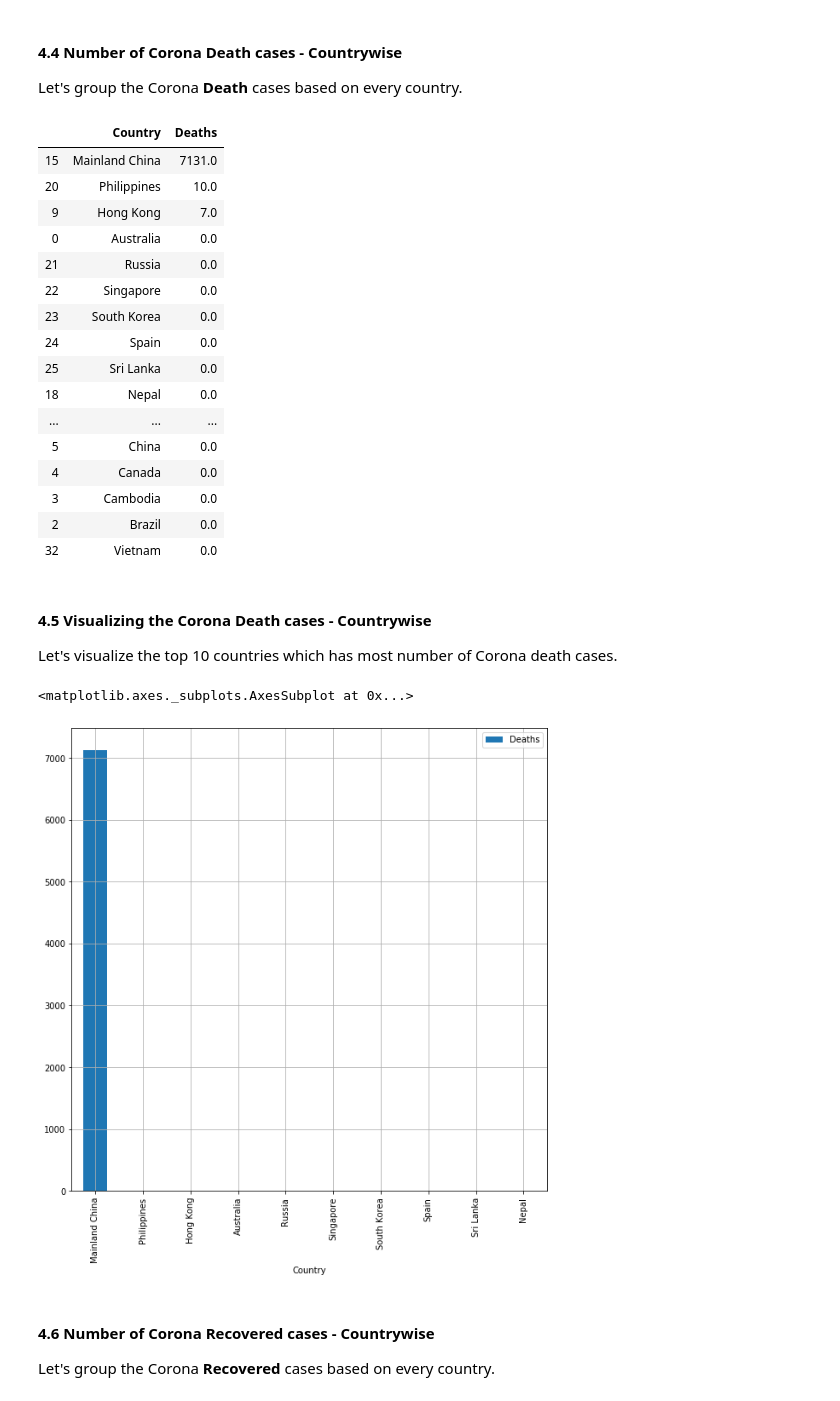
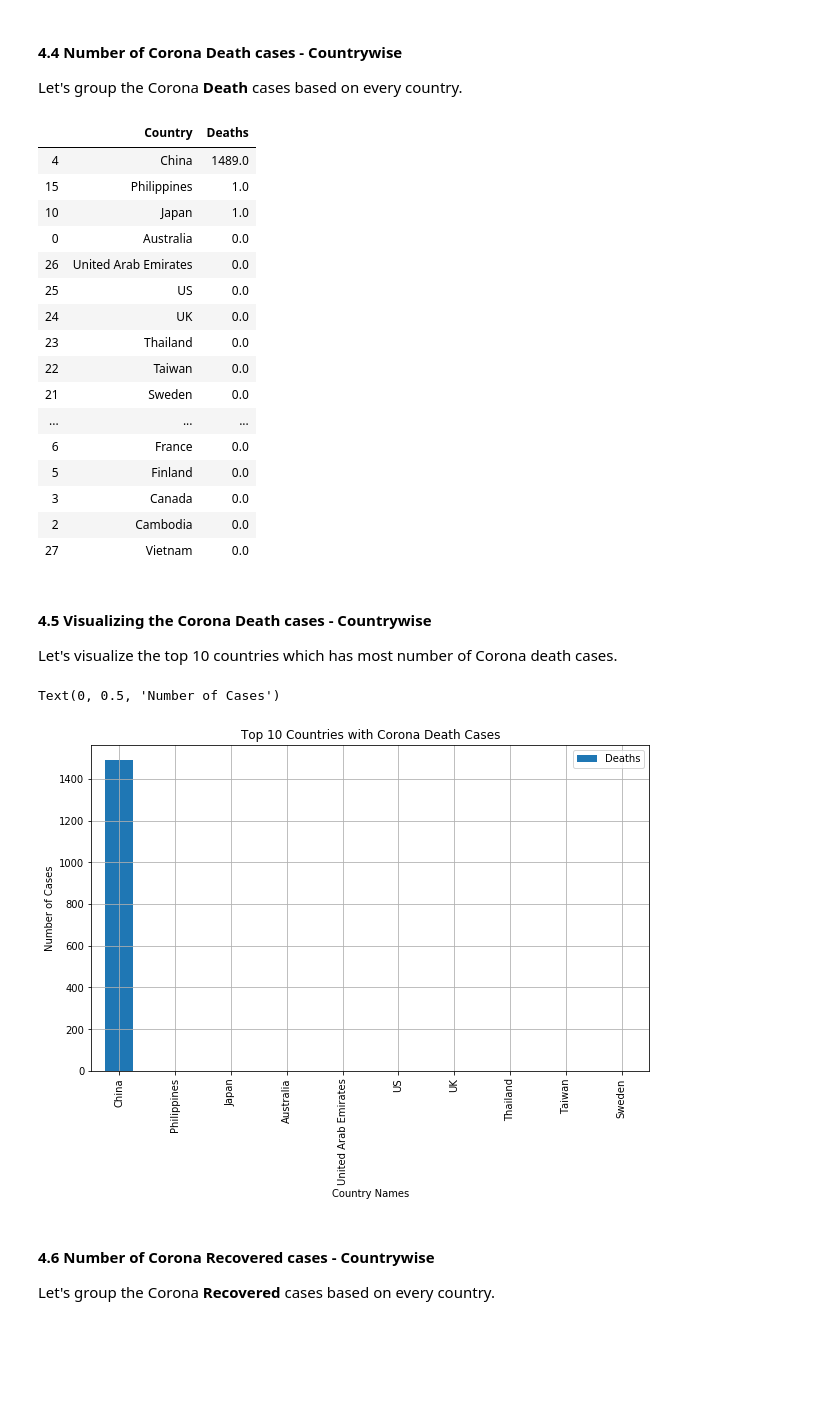
Before and after one commit to sunilkumarmano/Exploratory-Data-Analysis, a Jupyter notebook: Novel Corona Virus 2020 - Exploratory Data Analysis/Exploratory Data Analysis on Novel Corona Virus 2020.ipynb, the cells around one changed output. Drawn from its saved outputs; the diff is of its cells as text; code cells hidden in the pictures; blank space fills up the shorter version.

```diff
--- a/Novel Corona Virus 2020 - Exploratory Data Analysis/Exploratory Data Analysis on Novel Corona Virus 2020.ipynb
+++ b/Novel Corona Virus 2020 - Exploratory Data Analysis/Exploratory Data Analysis on Novel Corona Virus 2020.ipynb
@@ -162,0 +205,7 @@ corona_data.describe(include = "all")
+# %%
+country_names = {"Mainland China" : "China", "Hong Kong" : "China"}
+
+for x, y in country_names.items():
+    corona_data["Country"] = corona_data["Country"].replace(x, y)
+
+corona_data.Country.unique()
@@ -162,0 +225,3 @@ corona_data.describe(include = "all")
+# %%
+recent_date = corona_data['Date'].max()
+recent_date
@@ -162,0 +234,3 @@ corona_data.describe(include = "all")
+# %%
+recent_corona_data = corona_data[corona_data["Date"] == recent_date]
+recent_corona_data.head()
@@ -215,37 +307,40 @@ top_10_corona_confirmed_cases.plot("Country", ["Confirmed"], kind = "bar", grid
 
 Let's group the Corona __Death__ cases based on every country.
 # %%
-corona_death = corona_data.groupby("Country").Deaths.sum().reset_index()
+corona_death = recent_corona_data.groupby("Country").Deaths.sum().reset_index()
 corona_death_cases = corona_death.sort_values("Deaths", ascending = False)
 corona_death_cases
 # %% [output]
 |  | Country | Deaths |
-| 15 | Mainland China | 7131.0 |
-| 20 | Philippines | 10.0 |
-| 9 | Hong Kong | 7.0 |
+| 4 | China | 1489.0 |
+| 15 | Philippines | 1.0 |
+| 10 | Japan | 1.0 |
 | 0 | Australia | 0.0 |
-| 21 | Russia | 0.0 |
-| 22 | Singapore | 0.0 |
-| 23 | South Korea | 0.0 |
-| 24 | Spain | 0.0 |
-| 25 | Sri Lanka | 0.0 |
-| 18 | Nepal | 0.0 |
+| 26 | United Arab Emirates | 0.0 |
+| 25 | US | 0.0 |
+| 24 | UK | 0.0 |
+| 23 | Thailand | 0.0 |
+| 22 | Taiwan | 0.0 |
+| 21 | Sweden | 0.0 |
 | ... | ... | ... |
-| 5 | China | 0.0 |
-| 4 | Canada | 0.0 |
-| 3 | Cambodia | 0.0 |
-| 2 | Brazil | 0.0 |
-| 32 | Vietnam | 0.0 |
+| 6 | France | 0.0 |
+| 5 | Finland | 0.0 |
+| 3 | Canada | 0.0 |
+| 2 | Cambodia | 0.0 |
+| 27 | Vietnam | 0.0 |
 # %% [markdown]
 #### 4.5 Visualizing the Corona Death cases - Countrywise
 
 Let's visualize the top 10 countries which has most number of Corona death cases.
 # %%
 top_10_corona_death_cases = corona_death_cases.head(10)
-top_10_corona_death_cases.plot("Country", ["Deaths"], kind = "bar", grid = True, figsize = (10,10))
+top_10_corona_death_cases.plot("Country", ["Deaths"], kind = "bar", grid = True, figsize = (10,6))
+plt.title("Top 10 Countries with Corona Death Cases")
+plt.xlabel("Country Names")
+plt.ylabel("Number of Cases")
 # %% [output]
-<matplotlib.axes._subplots.AxesSubplot at 0x...>
+Text(0, 0.5, 'Number of Cases')
-[figure, old version]
+[figure, new version]
 # %% [markdown]
 #### 4.6 Number of Corona Recovered cases - Countrywise
 
```
Also changed, not shown: parts of 49 cells of this notebook.
